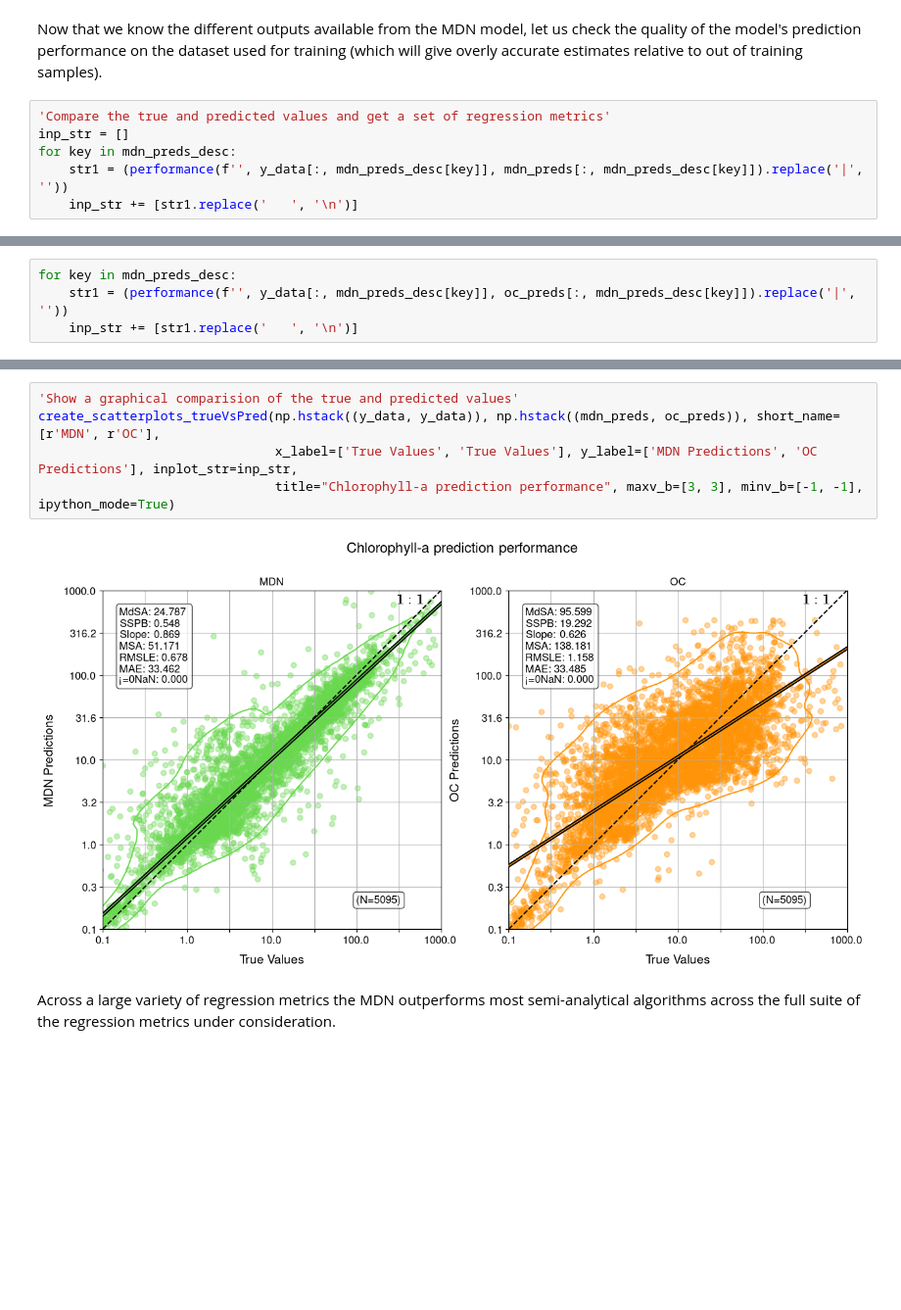
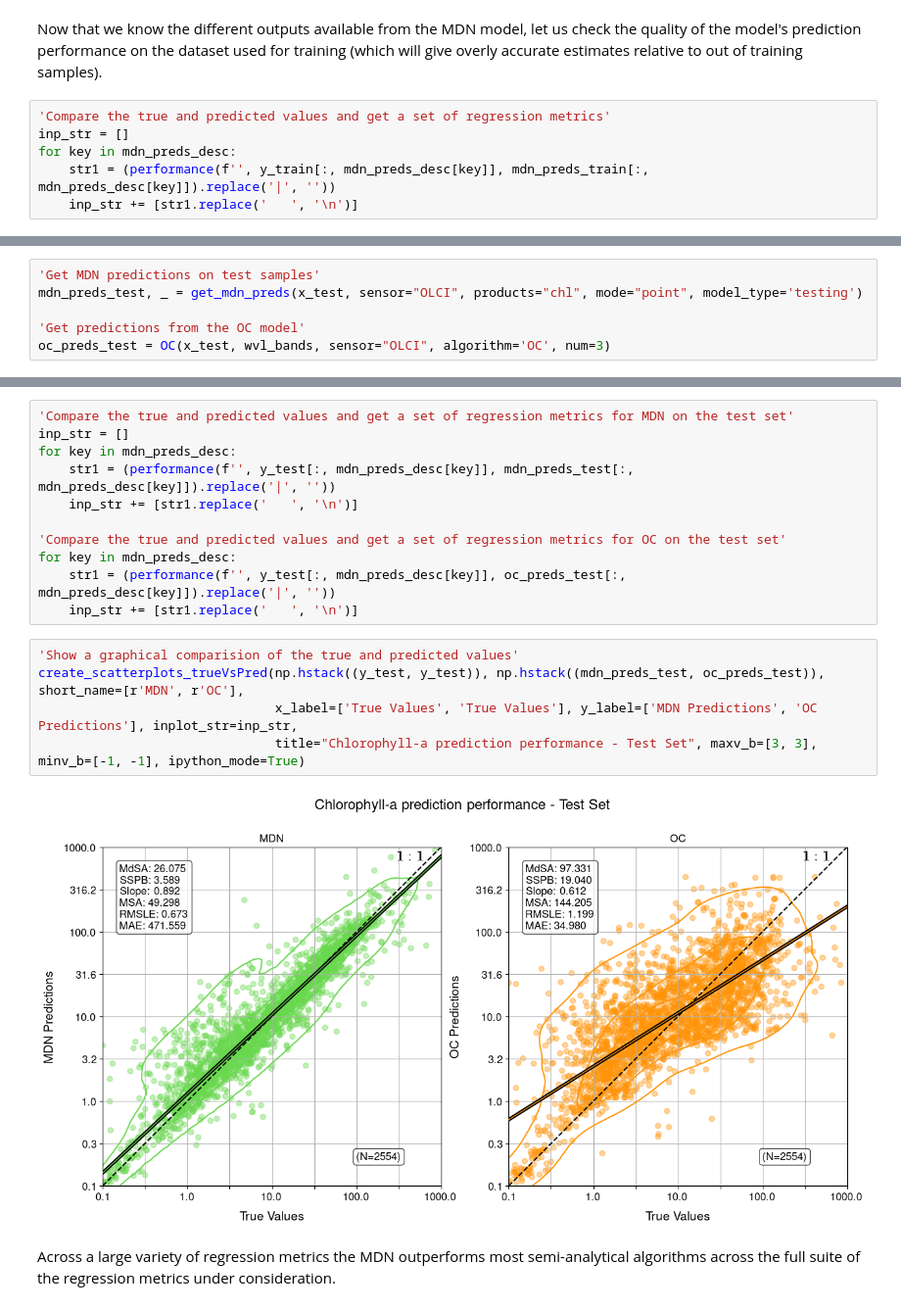
Before and after one commit to ryan-edward-oshea/MDN_tutorials, a Jupyter notebook: SC_1_MDNs_with_insitu_measurements.ipynb, the cells around one changed output, grey strips where cells are left out. Shown at 98% size. Cells and saved outputs as stored; diff of their text form; blank space fills up the shorter version.

```diff
--- a/SC_1_MDNs_with_insitu_measurements.ipynb
+++ b/SC_1_MDNs_with_insitu_measurements.ipynb
@@ -214,7 +221,7 @@ Now that we know the different outputs available from the MDN model, let us chec
 'Compare the true and predicted values and get a set of regression metrics'
 inp_str = []
 for key in mdn_preds_desc:
-    str1 = (performance(f'', y_data[:, mdn_preds_desc[key]], mdn_preds[:, mdn_preds_desc[key]]).replace('|', ''))
+    str1 = (performance(f'', y_train[:, mdn_preds_desc[key]], mdn_preds_train[:, mdn_preds_desc[key]]).replace('|', ''))
     inp_str += [str1.replace('   ', '\n')]
 # %%
 'Show a graphical comparision of the true and predicted values'
@@ -232,4 +235,6 @@ oc_preds = OC(x_data, wvl_bands, sensor="OLCI", algorithm='OC', num=3)
-# %%
-for key in mdn_preds_desc:
-    str1 = (performance(f'', y_data[:, mdn_preds_desc[key]], oc_preds[:, mdn_preds_desc[key]]).replace('|', ''))
-    inp_str += [str1.replace('   ', '\n')]
+# %%
+'Get MDN predictions on test samples'
+mdn_preds_test, _ = get_mdn_preds(x_test, sensor="OLCI", products="chl", mode="point", model_type='testing')
+
+'Get predictions from the OC model'
+oc_preds_test = OC(x_test, wvl_bands, sensor="OLCI", algorithm='OC', num=3)
@@ -236,10 +244,21 @@ for key in mdn_preds_desc:
+# %%
+'Compare the true and predicted values and get a set of regression metrics for MDN on the test set'
+inp_str = []
+for key in mdn_preds_desc:
+    str1 = (performance(f'', y_test[:, mdn_preds_desc[key]], mdn_preds_test[:, mdn_preds_desc[key]]).replace('|', ''))
+    inp_str += [str1.replace('   ', '\n')]
+
+'Compare the true and predicted values and get a set of regression metrics for OC on the test set'
+for key in mdn_preds_desc:
+    str1 = (performance(f'', y_test[:, mdn_preds_desc[key]], oc_preds_test[:, mdn_preds_desc[key]]).replace('|', ''))
+    inp_str += [str1.replace('   ', '\n')]
 # %%
 'Show a graphical comparision of the true and predicted values'
-create_scatterplots_trueVsPred(np.hstack((y_data, y_data)), np.hstack((mdn_preds, oc_preds)), short_name=[r'MDN', r'OC'],
+create_scatterplots_trueVsPred(np.hstack((y_test, y_test)), np.hstack((mdn_preds_test, oc_preds_test)), short_name=[r'MDN', r'OC'],
                                x_label=['True Values', 'True Values'], y_label=['MDN Predictions', 'OC Predictions'], inplot_str=inp_str,
-                               title="Chlorophyll-a prediction performance", maxv_b=[3, 3], minv_b=[-1, -1], ipython_mode=True)
+                               title="Chlorophyll-a prediction performance - Test Set", maxv_b=[3, 3], minv_b=[-1, -1], ipython_mode=True)
 # %% [output]
-[figure, old version]
+[figure, new version]
 # %% [markdown]
 Across a large variety of regression metrics the MDN outperforms most semi-analytical algorithms across the full suite of the regression metrics under consideration.
 # %% [markdown]
```
Also changed, not shown: parts of 13 cells of this notebook, 2 other files.
